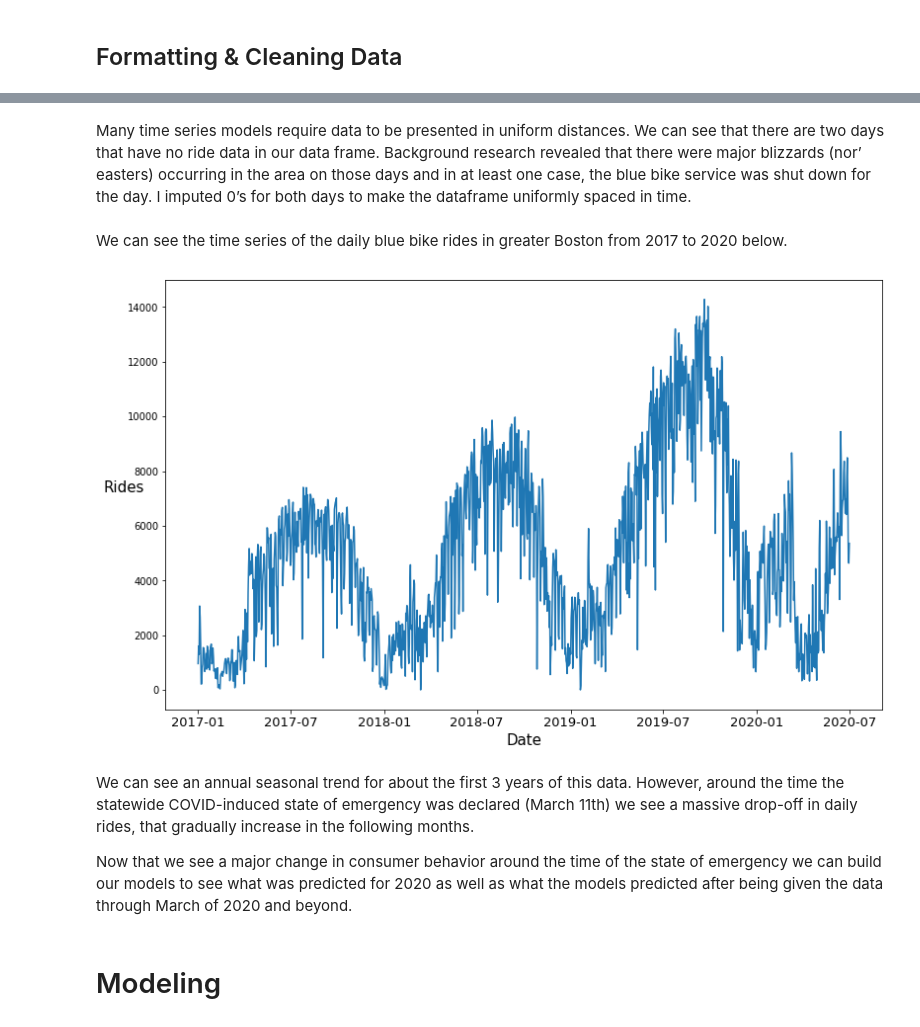
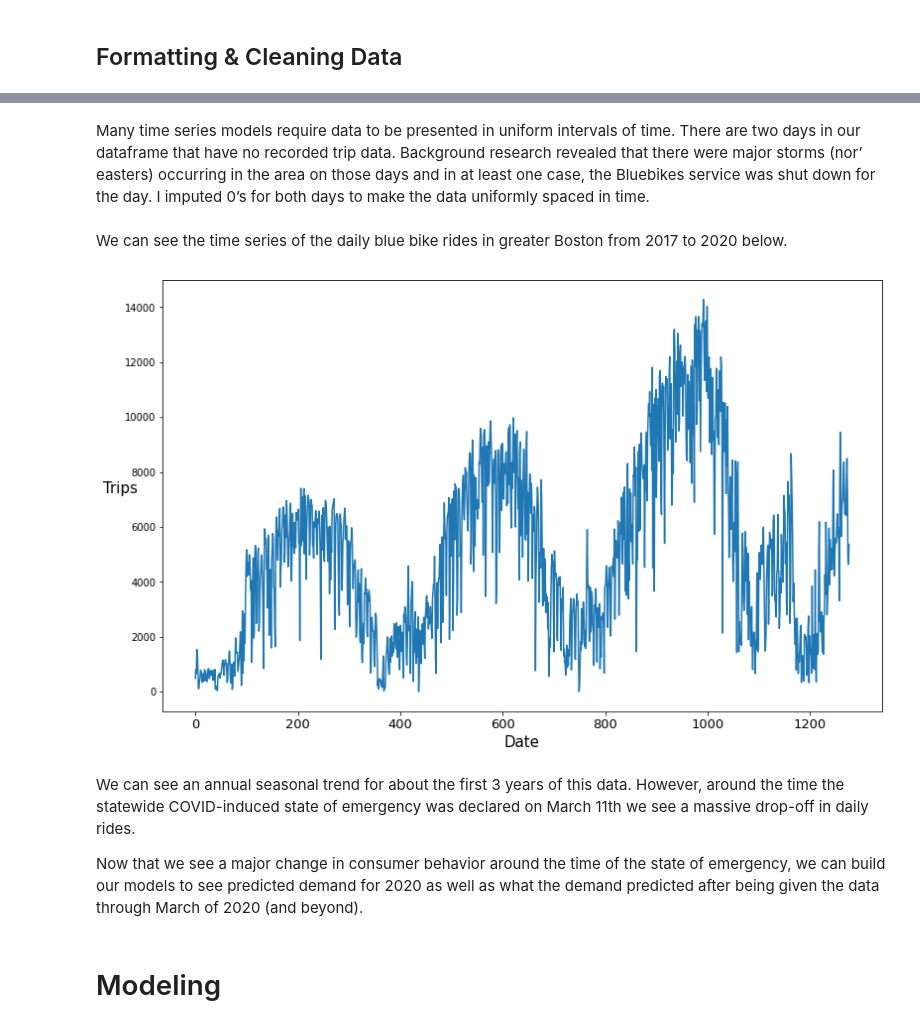
Before and after one commit to iklasky/Springboard, a Jupyter notebook: bikes/Forecasting_Covid_Blue_Bikes.ipynb, the cells around one changed output, grey strips where cells are left out. Saved outputs shown, nothing was run; the diff lists cells and outputs as text; code cells hidden in the pictures.

```diff
--- a/bikes/Forecasting_Covid_Blue_Bikes.ipynb
+++ b/bikes/Forecasting_Covid_Blue_Bikes.ipynb
@@ -38,12 +40,12 @@ I pulled the data going back from January 2017, all the way up to June 2020. We
 df = pd.read_csv('data/blue_bikes_trip_data/201701-hubway-tripdata.csv', index_col=1, parse_dates=True)
 
 path = './data/blue_bikes_trip_data/'
-for file in sorted(os.listdir(path))[1:]:
+for file in sorted(os.listdir(path))[2:]:
     df_new = pd.read_csv(path+file, index_col=1, parse_dates=True)
     frames = [df,df_new]
     df = pd.concat(frames)
 
-df.head()
+df.head(3)
 # %% [output]
 |  | tripduration | stoptime | start station id | start station name | start station latitude | ... |
 | starttime |  |  |  |  |  | ... |
@@ -84,0 +59,4 @@ daily_data
+# %%
+daily_data = df.groupby([pd.Grouper(freq='D')]).count().reset_index().iloc[:, : 2]
+daily_data.columns = ['date','trips']
+daily_data
@@ -85,8 +77,8 @@ daily_data
 # %% [markdown]
-Many time series models require data to be presented in uniform distances. We can see that there are two days that have no ride data in our data frame. Background research revealed that there were major blizzards (nor’ easters) occurring in the area on those days and in at least one case, the blue bike service was shut down for the day. I imputed 0’s for both days to make the dataframe uniformly spaced in time.
+Many time series models require data to be presented in uniform intervals of time. There are two days in our dataframe that have no recorded trip data. Background research revealed that there were major storms (nor’ easters) occurring in the area on those days and in at least one case, the Bluebikes service was shut down for the day. I imputed 0’s for both days to make the data uniformly spaced in time.
 # %%
-if 'time' in daily_data.columns:
-    daily_data=daily_data.set_index('time')
+if 'date' in daily_data.columns:
+    daily_data=daily_data.set_index('date')
     daily_data.index = daily_data.index.date
 
     daily_data.loc[dt.datetime.strptime('2018-03-13', '%Y-%m-%d').date()] = [0]
@@ -94,21 +86,22 @@ if 'time' in daily_data.columns:
 
 daily_data.sort_index(inplace=True)
 daily_data.index.rename('date',inplace=True)
+daily_data.reset_index(inplace=True)
 # %% [markdown]
 We can see the time series of the daily blue bike rides in greater Boston from 2017 to 2020 below.
 # %%
 plt.figure(figsize=(13, 8))
-plt.plot(daily_data.total)
-plt.ylabel('Rides',rotation=0,size=15)
+plt.plot(daily_data.trips)
+plt.ylabel('Trips',rotation=0,size=15)
 plt.xlabel('Date',rotation=0,size=15)
 plt.tick_params(axis='x', which='major', labelsize=13)
 plt.show()
 # %% [output]
-[figure, old version]
+[figure, new version]
 # %% [markdown]
-We can see an annual seasonal trend for about the first 3 years of this data. However, around the time the statewide COVID-induced state of emergency was declared (March 11th) we see a massive drop-off in daily rides, that gradually increase in the following months.
+We can see an annual seasonal trend for about the first 3 years of this data. However, around the time the statewide COVID-induced state of emergency was declared on March 11th we see a massive drop-off in daily rides.
 
-Now that we see a major change in consumer behavior around the time of the state of emergency we can build our models to see what was predicted for 2020 as well as what the models predicted after being given the data through March of 2020 and beyond.
+Now that we see a major change in consumer behavior around the time of the state of emergency, we can build our models to see predicted demand for 2020 as well as what the demand predicted after being given the data through March of 2020 (and beyond).
 # %% [markdown]
 # Modeling<a name="Modeling"></a>
 # %% [markdown]
```
Also changed, not shown: parts of 32 cells of this notebook.
